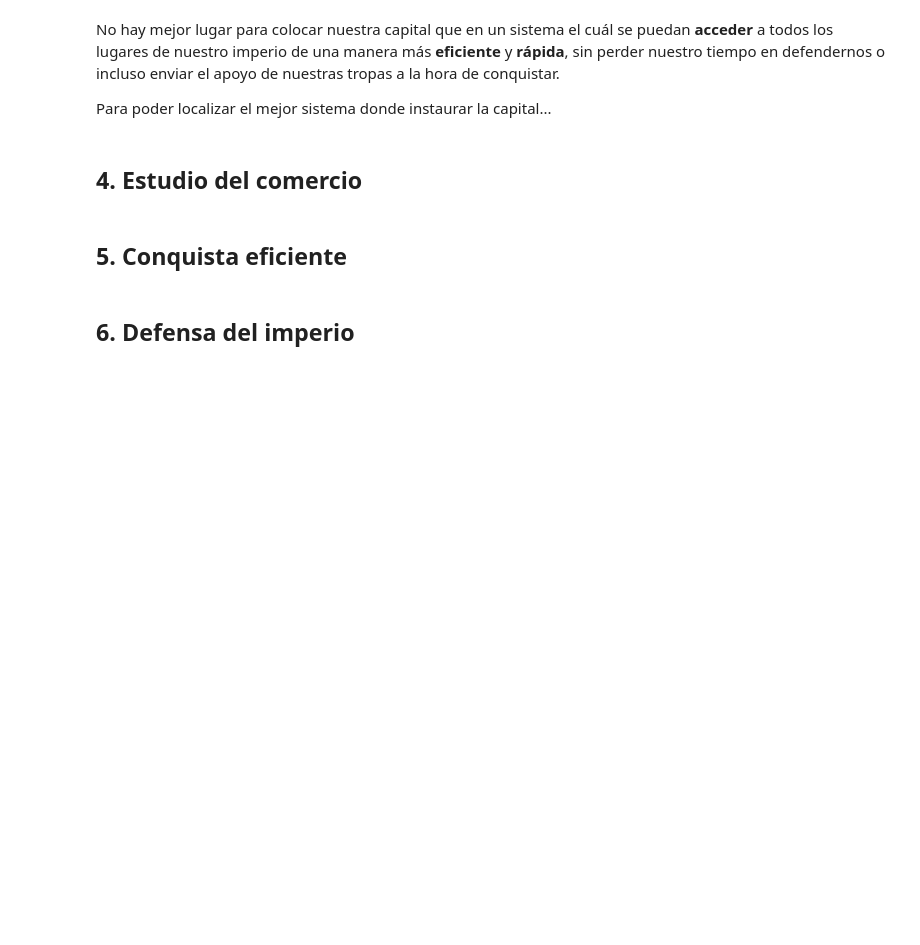
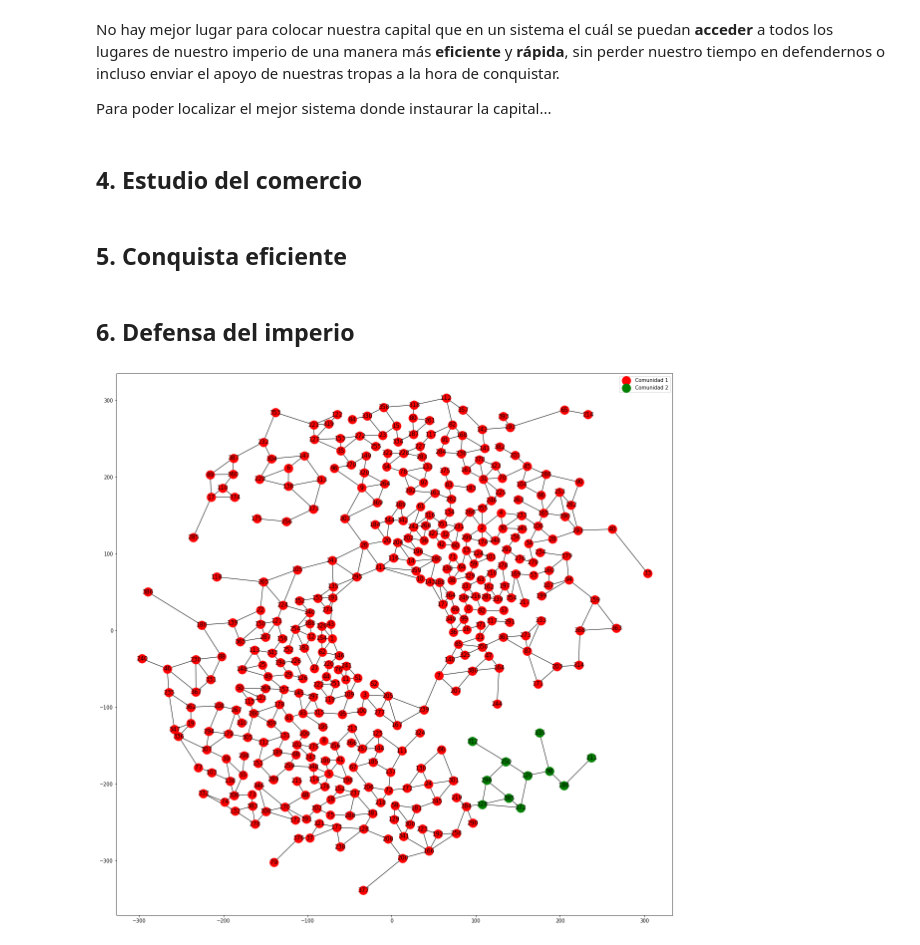
Before and after one commit to LuisMiguelTrinidad/ProyectoMD, a Jupyter notebook: Practica7-MD.ipynb, the cells around one changed output. Saved outputs shown, nothing was run; the diff lists cells and outputs as text; code cells hidden in the pictures; blank space fills up the shorter version.

```diff
--- a/Practica7-MD.ipynb
+++ b/Practica7-MD.ipynb
@@ -435,0 +552,6 @@ mejor_opcion(mapa_completo)
+# %%
+G = radicchi(mapa_completo)
+comunidades = list(nx.connected_components(G))
+plotear_grafo_con_comunidades(mapa_completo, comunidades)
+# %% [output]
+[figure, added]
```
Also changed, not shown: parts of 5 cells of this notebook.
